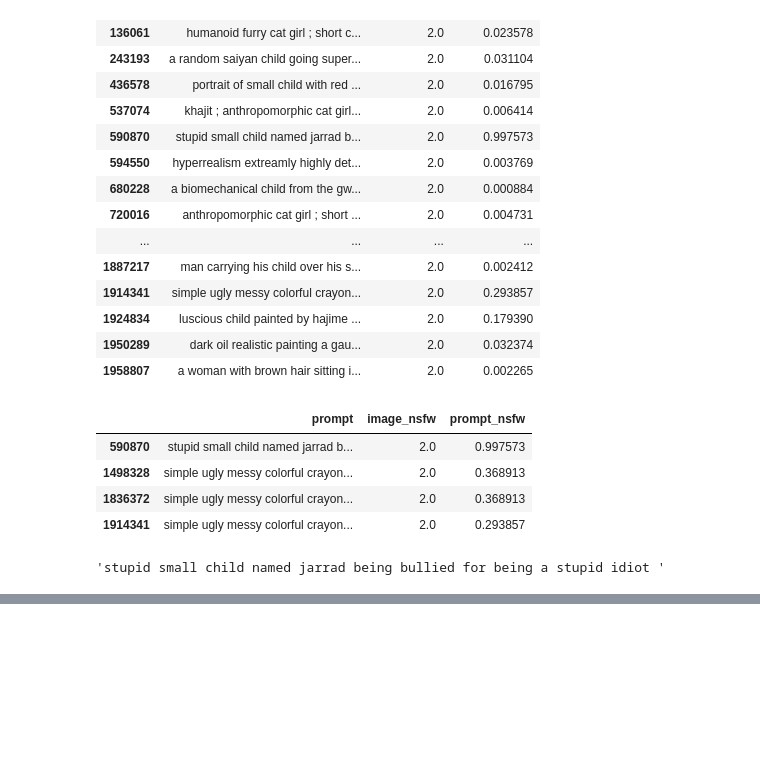
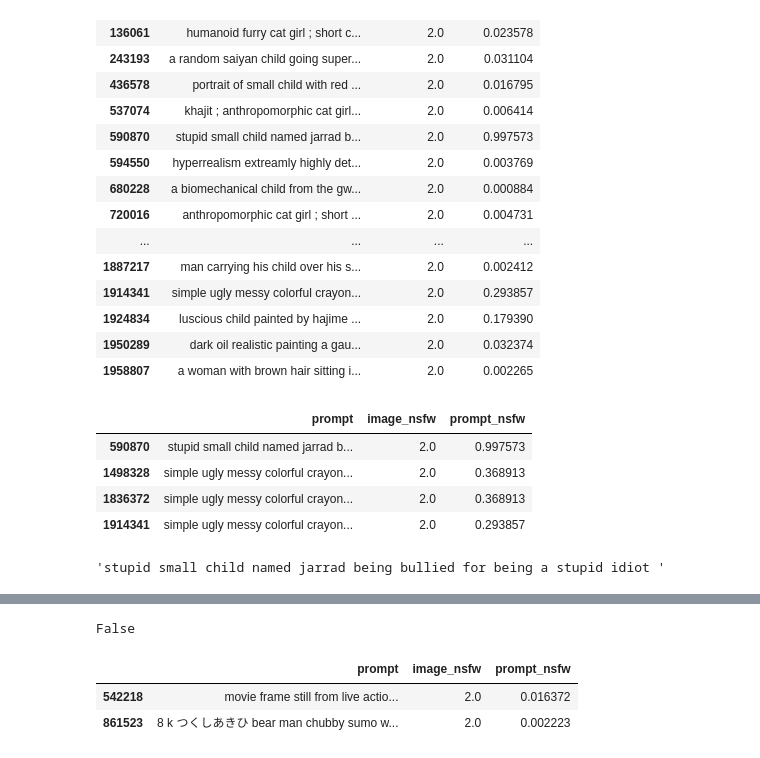
Before and after one commit to budgethp/ML, a Jupyter notebook: Semester 2/IDK something about flagging.ipynb, the cells around one changed output, grey strips where cells are left out. Cells and saved outputs as stored; diff of their text form; code cells hidden in the pictures; blank space fills up the shorter version.

```diff
--- a/Semester 2/IDK something about flagging.ipynb
+++ b/Semester 2/IDK something about flagging.ipynb
@@ -194,0 +225,23 @@ filtered_df.loc[1999941][0]
+# %%
+from sentence_transformers import SentenceTransformer, util
+
+model = SentenceTransformer('all-MiniLM-L6-v2')
+
+violent_examples = ["A person being stabbed", "Gunfight with blood everywhere", "A person violently dying", "A person being dismembered"]
+violent_embeddings = model.encode(violent_examples)
+
+def is_violent(prompt):
+    prompt_embedding = model.encode(prompt)
+    scores = util.cos_sim(prompt_embedding, violent_embeddings)
+    return scores.max().item() > 1  # Threshold
+
+prompt = "A brutal battle scene with blood and swords"
+print(is_violent(prompt))  # True or False
+# %% [output]
+False
+# %%
+imagebad.head()
+# %% [output]
+|  | prompt | image_nsfw | prompt_nsfw |
+| 542218 | movie frame still from live actio... | 2.0 | 0.016372 |
+| 861523 | 8 k つくしあきひ bear man chubby sumo w... | 2.0 | 0.002223 |
```
Also changed, not shown: parts of 6 cells of this notebook, 1 other file.
